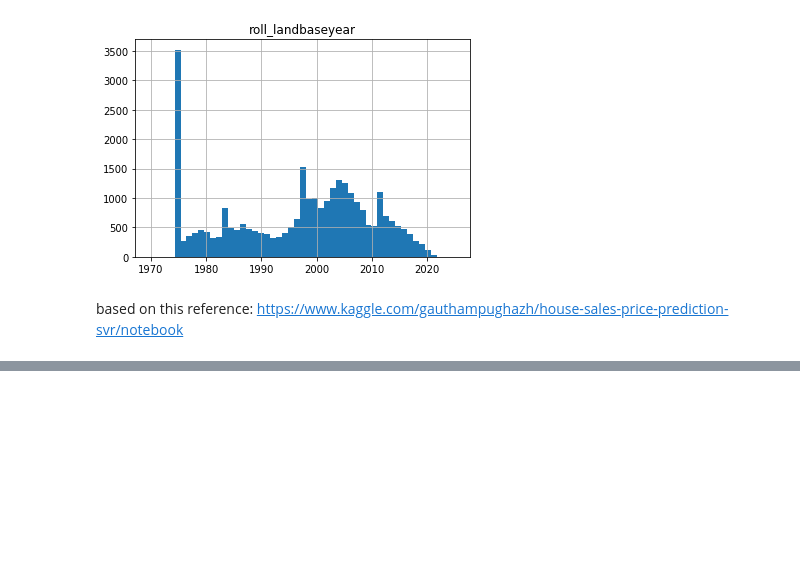
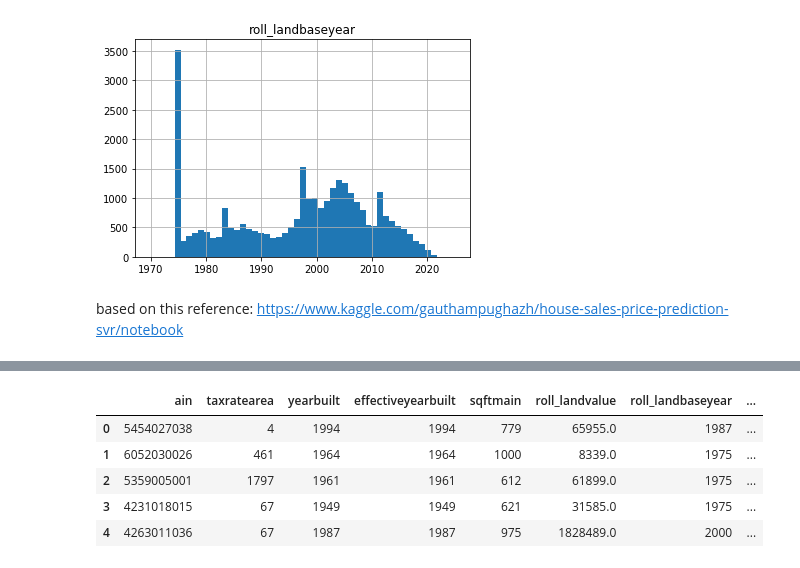
Before and after one commit to kripeshr22/MappingDemo, a Jupyter notebook: data/SVR/SVR_vs_other_models.ipynb, the cells around one changed output, grey strips where cells are left out. Saved outputs shown, nothing was run; the diff lists cells and outputs as text; code cells hidden in the pictures; blank space fills up the shorter version.

```diff
--- a/data/SVR/SVR_vs_other_models.ipynb
+++ b/data/SVR/SVR_vs_other_models.ipynb
@@ -92,3 +92,40 @@ Wall time: 1.6 s
+# %%
+# method to turn all characters from usecode to numbers instead of letters
+lettersToNumbers = {"A": 10, "B": 11, "C": 12, "D": 13, "E": 14, "F": 15, "G": 16,
+                    "H": 17, "I": 18, "J": 19, "K": 20, "L": 21, "M": 22, "N": 23,
+                    "O": 24, "P": 25, "Q": 26, "R": 27, "S": 28, "T": 29, "U": 30,
+                    "V": 31, "W": 32, "X": 33, "Y": 34, "Z": 35, " ": -1}
+def encode(col):
+    for x in lettersToNumbers:
+        df[col] = df[col].replace(x,lettersToNumbers[x])
+# %%
+# create a new column for each use code character
+df['usecode1'] = df['usecode'].astype(str).str[0]
+df['usecode2'] = df['usecode'].astype(str).str[1]
+df['usecode3'] = df['usecode'].astype(str).str[2]
+df['usecode4'] = df['usecode'].astype(str).str[3]
+
+# turn all letters in these new columns into numbers
+encode('usecode1')
+encode('usecode2')
+encode('usecode3')
+encode('usecode4')
+
+# turn new cols into numeric values instead of string values
+usecode_cols = ['usecode1', 'usecode2', 'usecode3', 'usecode4']
+df[usecode_cols] = df[usecode_cols].apply(pd.to_numeric)
+
+# drop use code column since it is now represented by other cols
+df = df.drop(['usecode'],1)
+
+df.head()
+# %% [output]
+|  | ain | taxratearea | yearbuilt | effectiveyearbuilt | sqftmain | roll_landvalue | roll_landbaseyear | ... |
+| 0 | 5454027038 | 4 | 1994 | 1994 | 779 | 65955.0 | 1987 | ... |
+| 1 | 6052030026 | 461 | 1964 | 1964 | 1000 | 8339.0 | 1975 | ... |
+| 2 | 5359005001 | 1797 | 1961 | 1961 | 612 | 61899.0 | 1975 | ... |
+| 3 | 4231018015 | 67 | 1949 | 1949 | 621 | 31585.0 | 1975 | ... |
+| 4 | 4263011036 | 67 | 1987 | 1987 | 975 | 1828489.0 | 2000 | ... |
 # %%
 
 # split data into test and train
```
Also changed, not shown: parts of 17 cells of this notebook.
